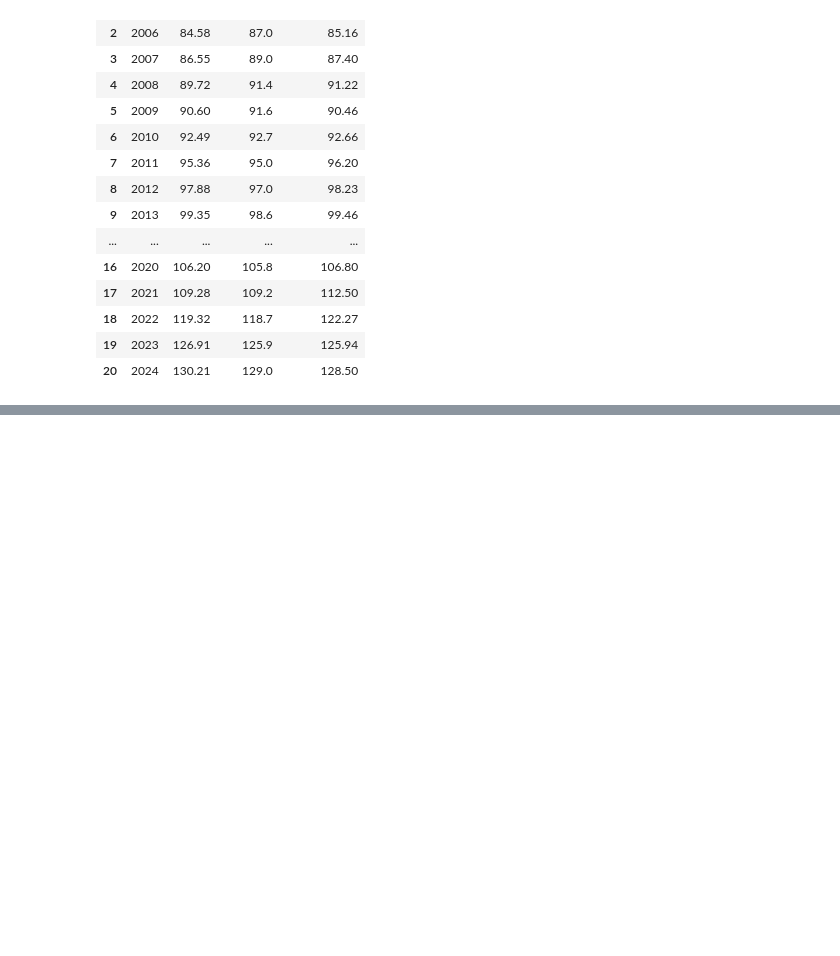
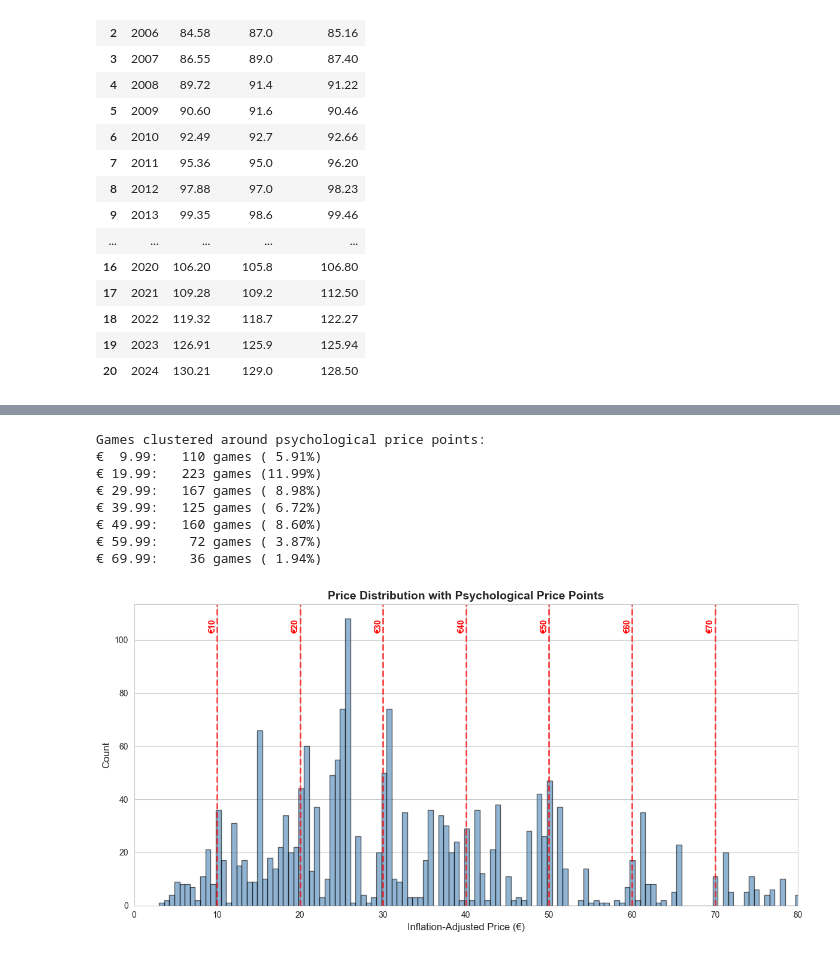
Before and after one commit to jbenigeri/Video-Game-Price-Analysis, a Jupyter notebook: src/explore_steam_data.ipynb, the cells around one changed output, grey strips where cells are left out. Cells and saved outputs as stored; diff of their text form; code cells hidden in the pictures; blank space fills up the shorter version.

```diff
--- a/src/explore_steam_data.ipynb
+++ b/src/explore_steam_data.ipynb
@@ -450,0 +627,40 @@ df_inflation
+# %%
+# Define psychological price points
+psych_prices = [9.99, 19.99, 29.99, 39.99, 49.99, 59.99, 69.99]
+
+# Count games within ±€2 of each psychological price point
+print("\nGames clustered around psychological price points:")
+for price in psych_prices:
+    count = len(df_games[(df_games['adjusted_price'] >= price - 2) &
+                         (df_games['adjusted_price'] <= price + 2)])
+    pct = (count / len(df_games)) * 100
+    print(f"€{price:6.2f}: {count:5d} games ({pct:5.2f}%)")
+
+# Visualize clustering around psychological prices
+plt.figure(figsize=(12, 6))
+plt.hist(df_games['adjusted_price'], bins=200, alpha=0.6, color='steelblue',
+         edgecolor='black')
+
+# Add vertical lines for psychological prices
+for price in psych_prices:
+    plt.axvline(price, color='red', linestyle='--', alpha=0.7, linewidth=2)
+    plt.text(price, plt.ylim()[1]*0.95, f'€{price:.0f}',
+             rotation=90, ha='right', va='top', color='red', fontweight='bold')
+
+plt.xlabel('Inflation-Adjusted Price (€)', fontsize=12)
+plt.ylabel('Count', fontsize=12)
+plt.title('Price Distribution with Psychological Price Points', fontsize=14, fontweight='bold')
+plt.xlim(0, 80)
+plt.tight_layout()
+plt.savefig('psychological_price_clustering.png', dpi=300, bbox_inches='tight')
+plt.show()
+# %% [output]
+Games clustered around psychological price points:
+€  9.99:   110 games ( 5.91%)
+€ 19.99:   223 games (11.99%)
+€ 29.99:   167 games ( 8.98%)
+€ 39.99:   125 games ( 6.72%)
+€ 49.99:   160 games ( 8.60%)
+€ 59.99:    72 games ( 3.87%)
+€ 69.99:    36 games ( 1.94%)
+[figure, added]
```
Also changed, not shown: parts of 8 cells of this notebook, 3 other files.
